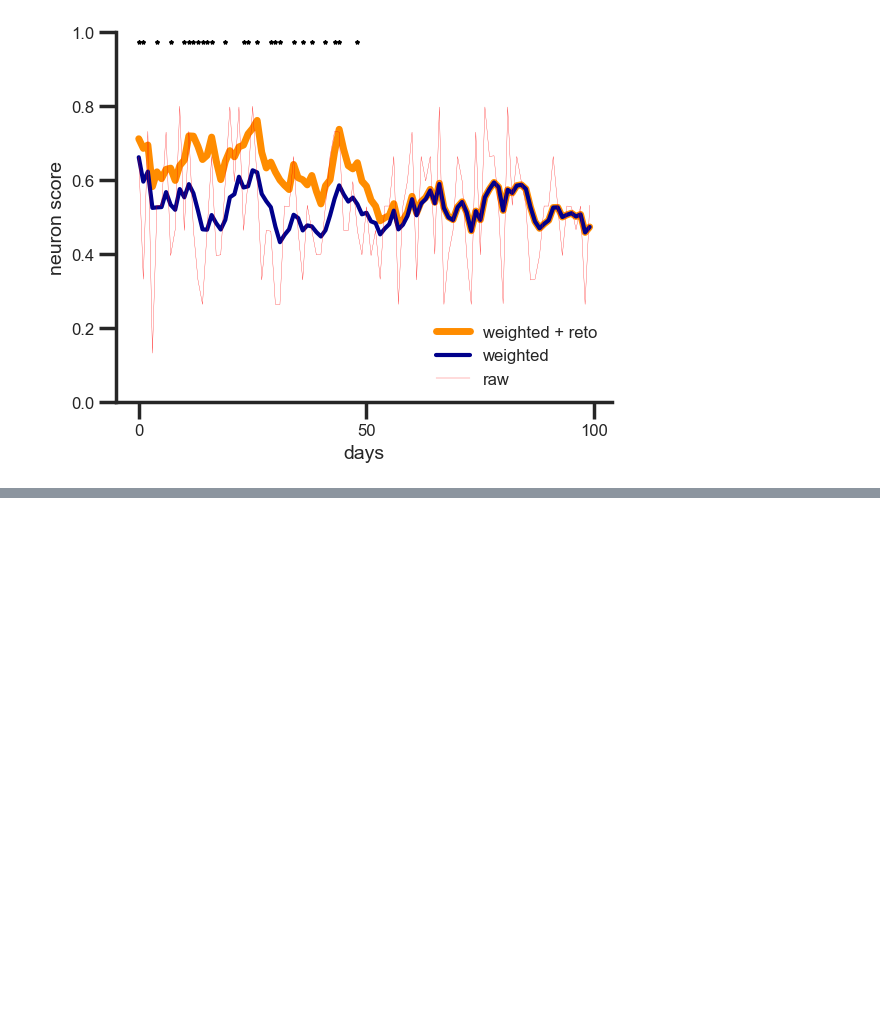
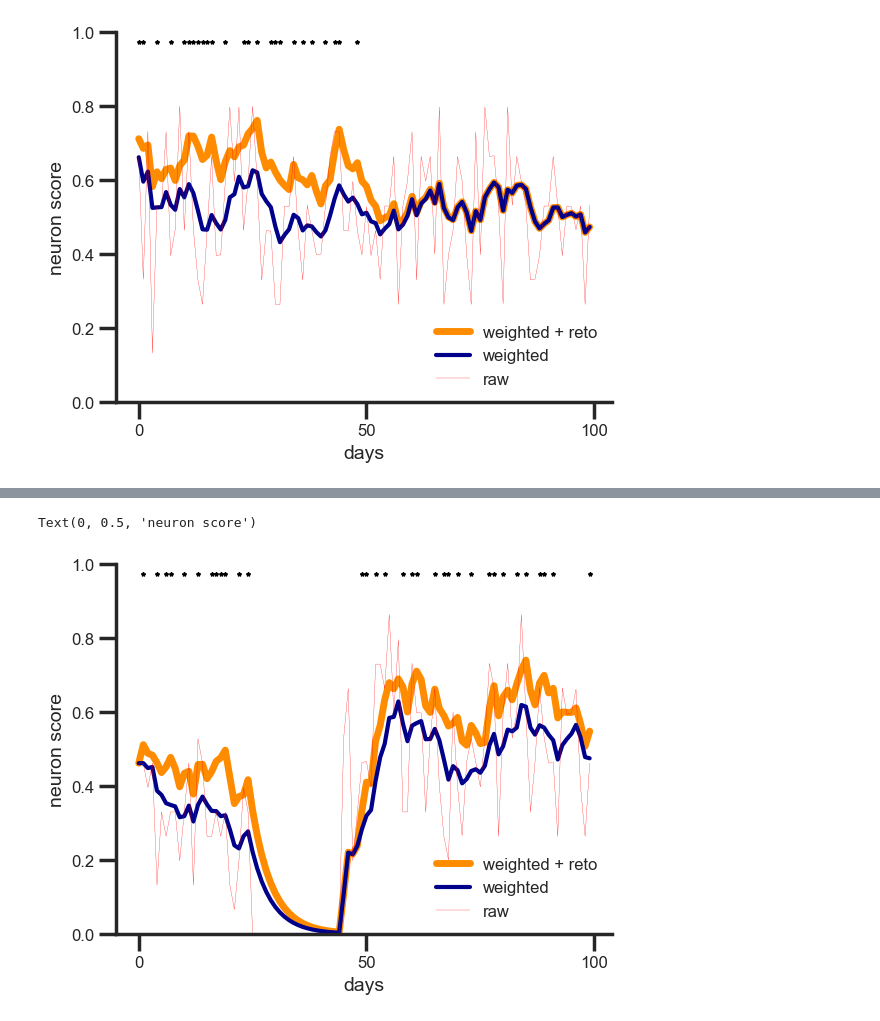
Before and after one commit to davidbestue/OpenBrains, a Jupyter notebook: neuroboros/traker_neuroboros.ipynb, the cells around one changed output, grey strips where cells are left out. Drawn from its saved outputs; the diff is of its cells as text; code cells hidden in the pictures; blank space fills up the shorter version.

```diff
--- a/neuroboros/traker_neuroboros.ipynb
+++ b/neuroboros/traker_neuroboros.ipynb
@@ -142,0 +143,46 @@ Text(0, 0.5, 'neuron score')
+# %%
+days1 = [np.round(np.mean(np.random.choice([0,0.33, 0.66], 5)), 3) for i in range(25)]
+days2 = [0 for i in range(20)]
+days3 = [np.round(np.mean(np.random.choice([0,0.33, 0.66,1], 5)), 3) for i in range(55)]
+days = np.concatenate([days1, days2, days3])
+
+retos1 = [np.random.choice([0,1]) for i in range(25)]
+retos2 = [np.random.choice([0]) for i in range(20)]
+retos3 = [np.random.choice([0,1]) for i in range(55)]
+retos=np.concatenate([retos1,retos2, retos3])
+
+
+weighted_average_b1 = [] ##sin reto
+weighted_average = [] ##con reto
+
+b=days[0]
+b_r=days[0]
+
+for idx,d in enumerate(days):
+    b = function_b(b, d)
+    weighted_average_b1.append(b) ##sin reto
+
+    b_r = function_b(b_r, d)
+    b_r = reto_completado(b_r, retos[idx])
+    weighted_average.append(b_r) ##con reto
+
+
+plt.plot(range(len(weighted_average)), weighted_average, color='darkorange', linestyle='-', linewidth=5, label='weighted + reto')
+plt.plot(range(len(weighted_average_b1)), weighted_average_b1, color='darkblue', linestyle='-', label='weighted')
+plt.plot(range(len(days)), days, 'r-', linewidth=0.2, label='raw')
+retos_y=np.array(retos)-0.025
+plt.plot(range(len(retos_y)), retos_y, '*', markersize=3, color= 'k')
+
+plt.legend(fontsize=12, loc = 4, frameon=False)
+plt.gca().spines['right'].set_visible(False)  # aesthetics                                                                              # remove right spines
+plt.gca().spines['top'].set_visible(False)                                                                                  # remove top spines
+plt.gca().get_xaxis().tick_bottom()
+plt.gca().get_yaxis().tick_left()
+plt.xticks(fontsize=12)
+plt.yticks(fontsize=12)
+plt.ylim(0, 1)
+plt.xlabel('days', fontsize=14)
+plt.ylabel('neuron score', fontsize=14)
+# %% [output]
+Text(0, 0.5, 'neuron score')
+[figure, added]
```
Also changed, not shown: parts of 3 cells of this notebook.
